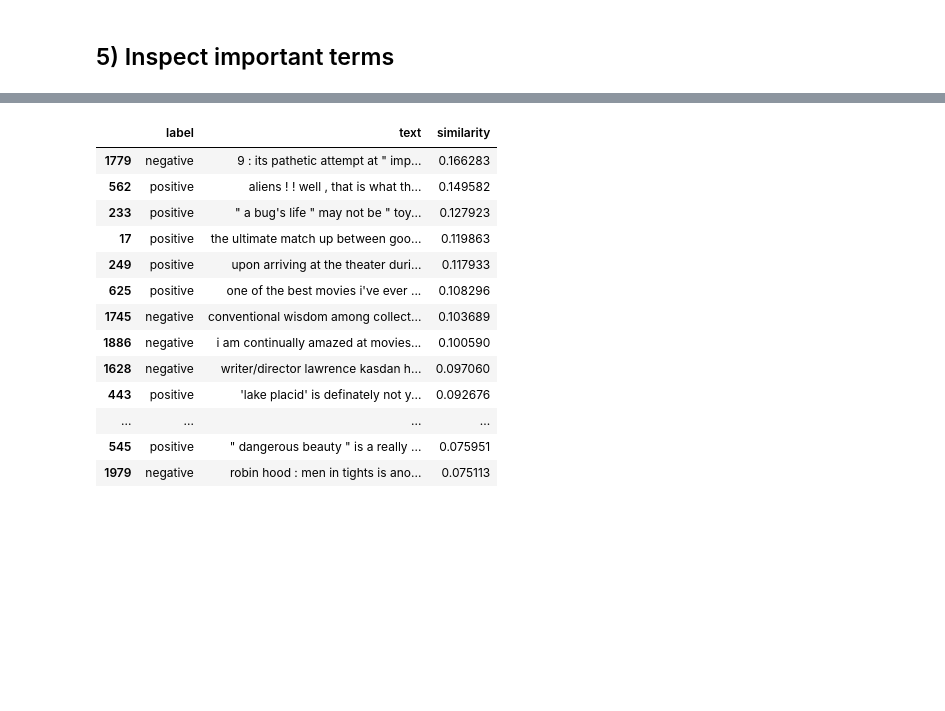
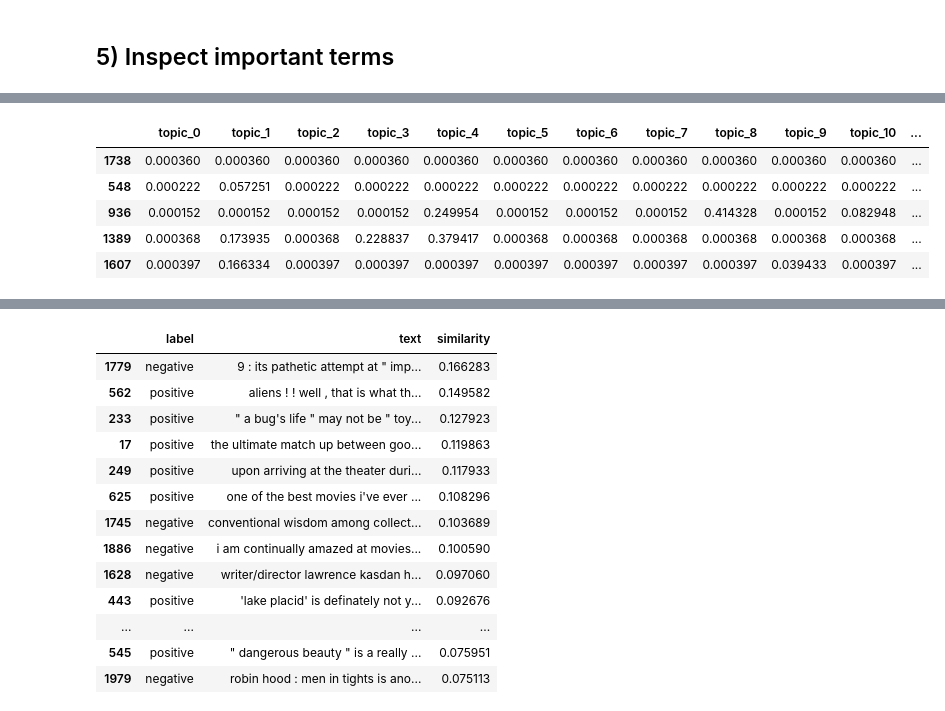
Before and after one commit to jdelano/CUAnalytics, a Jupyter notebook: examples/19_text_mining.ipynb, the cells around one changed output, grey strips where cells are left out. Drawn from its saved outputs; the diff is of its cells as text; code cells hidden in the pictures; blank space fills up the shorter version.

```diff
--- a/examples/19_text_mining.ipynb
+++ b/examples/19_text_mining.ipynb
@@ -111,0 +149,12 @@ vec.top_terms_by_class(train, top_n=15)
+# %%
+train_topics = topic_lda.transform(train)
+test_topics = topic_lda.transform(test)
+
+train_topics.head()
+# %% [output]
+|  | topic_0 | topic_1 | topic_2 | topic_3 | topic_4 | topic_5 | topic_6 | topic_7 | topic_8 | topic_9 | topic_10 | ... |
+| 1738 | 0.000360 | 0.000360 | 0.000360 | 0.000360 | 0.000360 | 0.000360 | 0.000360 | 0.000360 | 0.000360 | 0.000360 | 0.000360 | ... |
+| 548 | 0.000222 | 0.057251 | 0.000222 | 0.000222 | 0.000222 | 0.000222 | 0.000222 | 0.000222 | 0.000222 | 0.000222 | 0.000222 | ... |
+| 936 | 0.000152 | 0.000152 | 0.000152 | 0.000152 | 0.249954 | 0.000152 | 0.000152 | 0.000152 | 0.414328 | 0.000152 | 0.082948 | ... |
+| 1389 | 0.000368 | 0.173935 | 0.000368 | 0.228837 | 0.379417 | 0.000368 | 0.000368 | 0.000368 | 0.000368 | 0.000368 | 0.000368 | ... |
+| 1607 | 0.000397 | 0.166334 | 0.000397 | 0.000397 | 0.000397 | 0.000397 | 0.000397 | 0.000397 | 0.000397 | 0.039433 | 0.000397 | ... |
```
Also changed, not shown: parts of 12 cells of this notebook, 7 other files.
